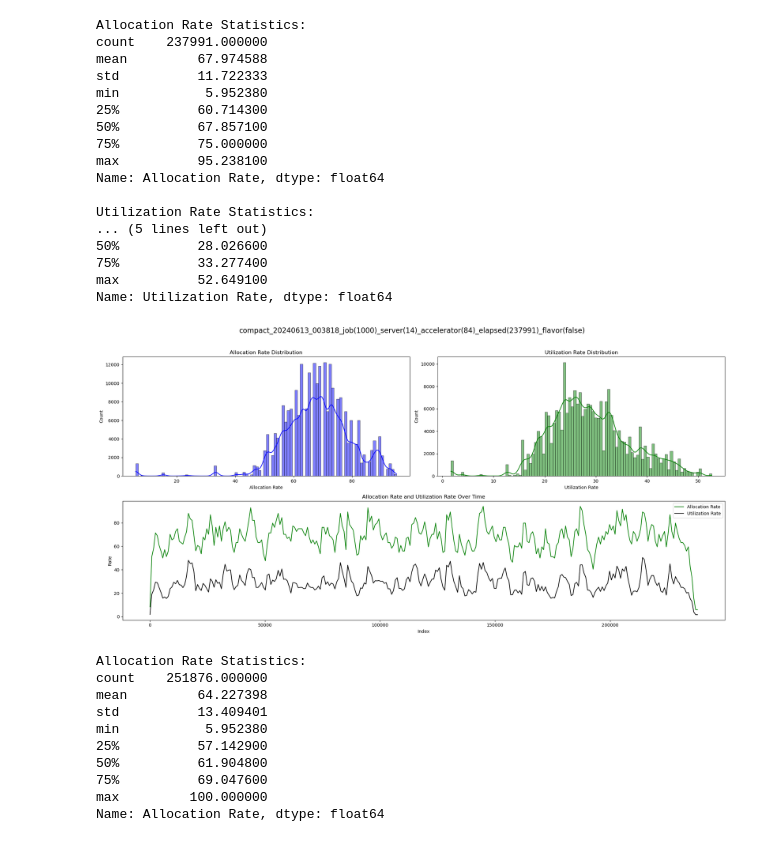
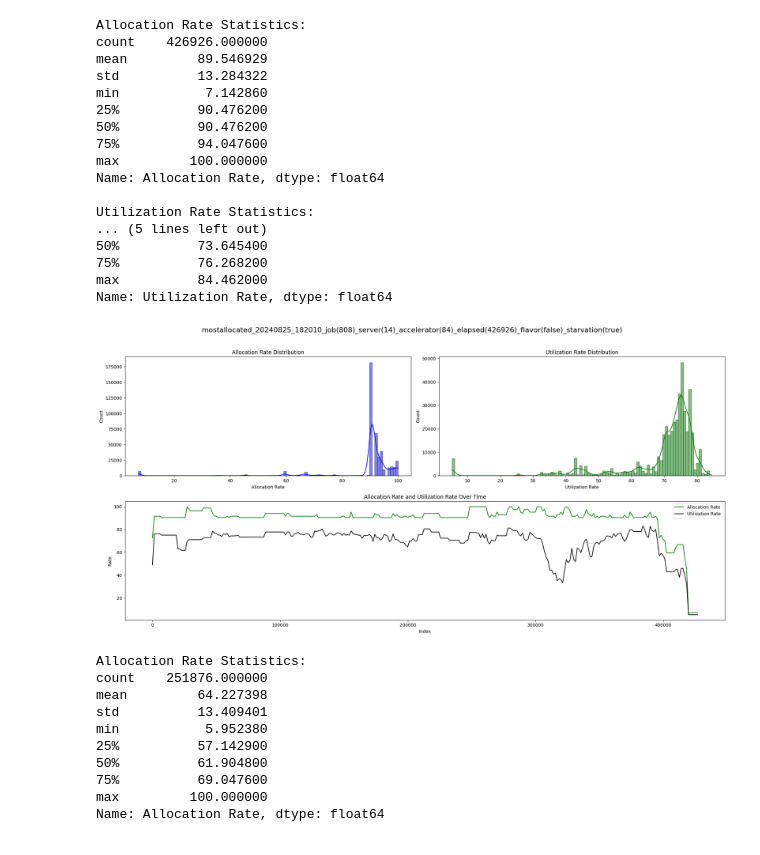
Before and after one commit to mystous/gpu_scheduler, a Jupyter notebook: gen_data/result_analysis.ipynb, the cells around one changed output. Saved outputs shown, nothing was run; the diff lists cells and outputs as text; code cells hidden in the pictures.

```diff
--- a/gen_data/result_analysis.ipynb
+++ b/gen_data/result_analysis.ipynb
@@ -117,24 +117,24 @@ Name: Utilization Rate, dtype: float64
 # %%
-plot_and_show_statistics_("compact_20240613_003818_job(1000)_server(14)_accelerator(84)_elapsed(237991)_flavor(false).result", 100)
+plot_and_show_statistics_("mostallocated_20240825_182010_job(808)_server(14)_accelerator(84)_elapsed(426926)_flavor(false)_starvation(true).result", 100)
 # %% [output]
 Allocation Rate Statistics:
-count    237991.000000
-mean         67.974588
-std          11.722333
-min           5.952380
-25%          60.714300
-50%          67.857100
-75%          75.000000
-max          95.238100
+count    426926.000000
+mean         89.546929
+std          13.284322
+min           7.142860
+25%          90.476200
+50%          90.476200
+75%          94.047600
+max         100.000000
 Name: Allocation Rate, dtype: float64
 
 Utilization Rate Statistics:
 ... (5 lines left out)
-50%          28.026600
-75%          33.277400
-max          52.649100
+50%          73.645400
+75%          76.268200
+max          84.462000
 Name: Utilization Rate, dtype: float64
-[figure, old version]
+[figure, new version]
 # %%
 plot_and_show_statistics_("compact_20240613_003929_job(1000)_server(14)_accelerator(84)_elapsed(251876)_flavor(true).result", 100)
 # %% [output]
```
Also changed, not shown: parts of 2 cells of this notebook, 7 other files.
